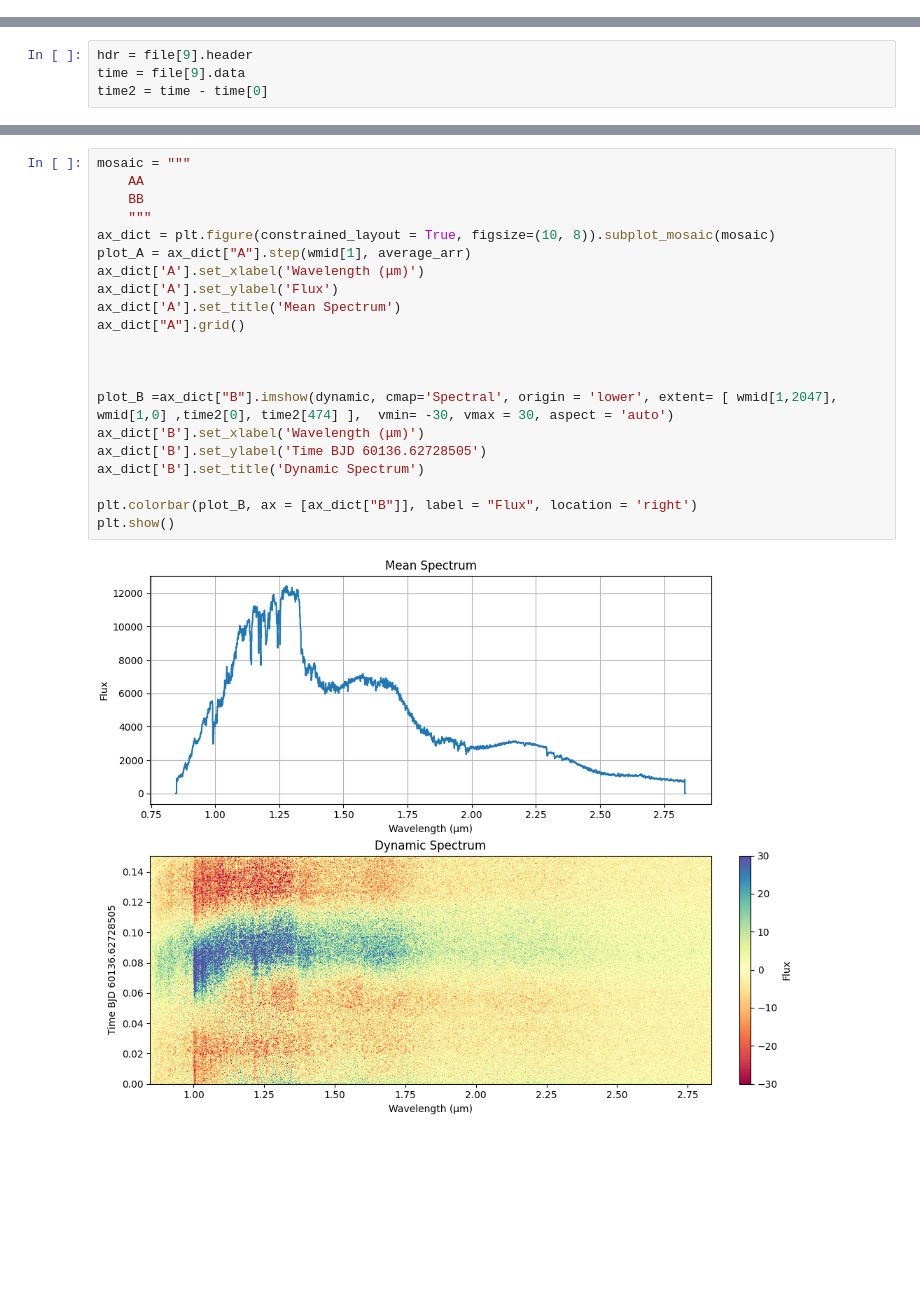
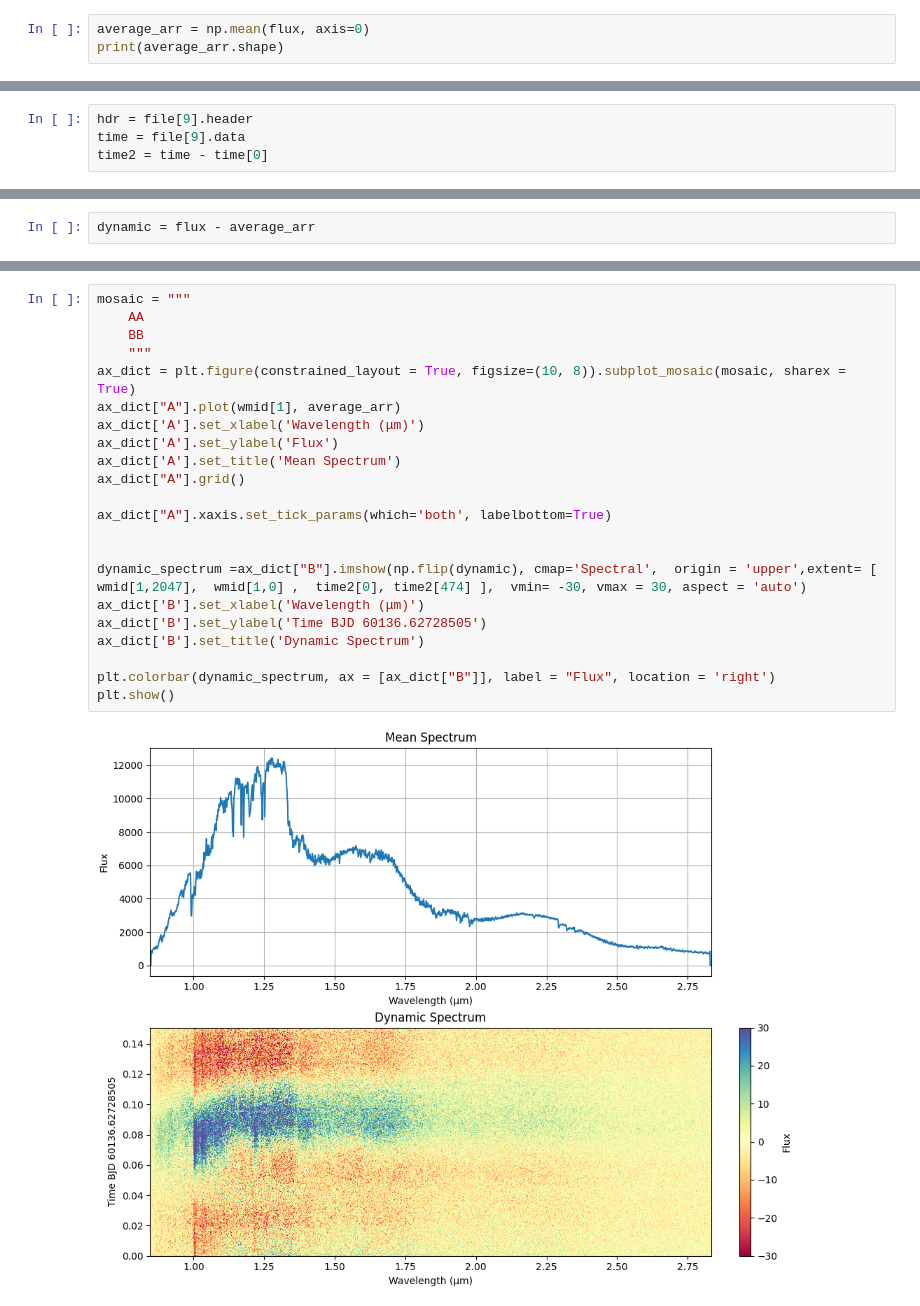
Before and after one commit to Eleapi/jwstplot_init, a Jupyter notebook: Plots.ipynb, the cells around one changed output, grey strips where cells are left out. Drawn from its saved outputs; the diff is of its cells as text; blank space fills up the shorter version.

```diff
--- a/Plots.ipynb
+++ b/Plots.ipynb
@@ -22,0 +15,3 @@ average_arr = total_sum/475
+# %%
+average_arr = np.mean(flux, axis=0)
+print(average_arr.shape)
@@ -33,3 +24,5 @@ for i in range(475):
+# %%
+dynamic = flux - average_arr
 # %%
 def sinusoidal_fn(x, a, b,c, d):
     return ((a*np.cos((b*x)+c)+d))
@@ -74,23 +61,24 @@ plt.show()
 # %%
 mosaic = """
     AA
     BB
     """
-ax_dict = plt.figure(constrained_layout = True, figsize=(10, 8)).subplot_mosaic(mosaic)
-plot_A = ax_dict["A"].step(wmid[1], average_arr)
+ax_dict = plt.figure(constrained_layout = True, figsize=(10, 8)).subplot_mosaic(mosaic, sharex = True)
+ax_dict["A"].plot(wmid[1], average_arr)
 ax_dict['A'].set_xlabel('Wavelength (μm)')
 ax_dict['A'].set_ylabel('Flux')
 ax_dict['A'].set_title('Mean Spectrum')
 ax_dict["A"].grid()
 
+ax_dict["A"].xaxis.set_tick_params(which='both', labelbottom=True)
 
 
-plot_B =ax_dict["B"].imshow(dynamic, cmap='Spectral', origin = 'lower', extent= [ wmid[1,2047], wmid[1,0] ,time2[0], time2[474] ],  vmin= -30, vmax = 30, aspect = 'auto')
+dynamic_spectrum =ax_dict["B"].imshow(np.flip(dynamic), cmap='Spectral',  origin = 'upper',extent= [ wmid[1,2047],  wmid[1,0] ,  time2[0], time2[474] ],  vmin= -30, vmax = 30, aspect = 'auto')
 ax_dict['B'].set_xlabel('Wavelength (μm)')
 ax_dict['B'].set_ylabel('Time BJD 60136.62728505')
 ax_dict['B'].set_title('Dynamic Spectrum')
 
-plt.colorbar(plot_B, ax = [ax_dict["B"]], label = "Flux", location = 'right')
+plt.colorbar(dynamic_spectrum, ax = [ax_dict["B"]], label = "Flux", location = 'right')
 plt.show()
 # %% [output]
-[figure, old version]
+[figure, new version]
```
Also changed, not shown: parts of 9 cells of this notebook.
